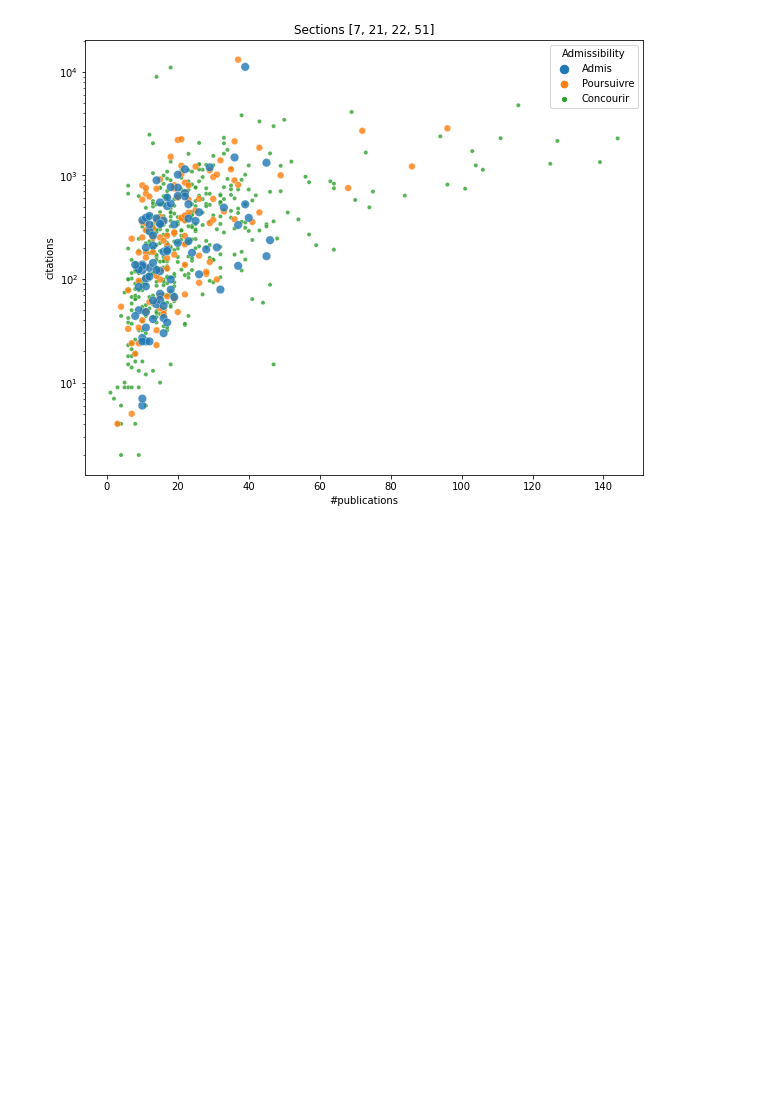
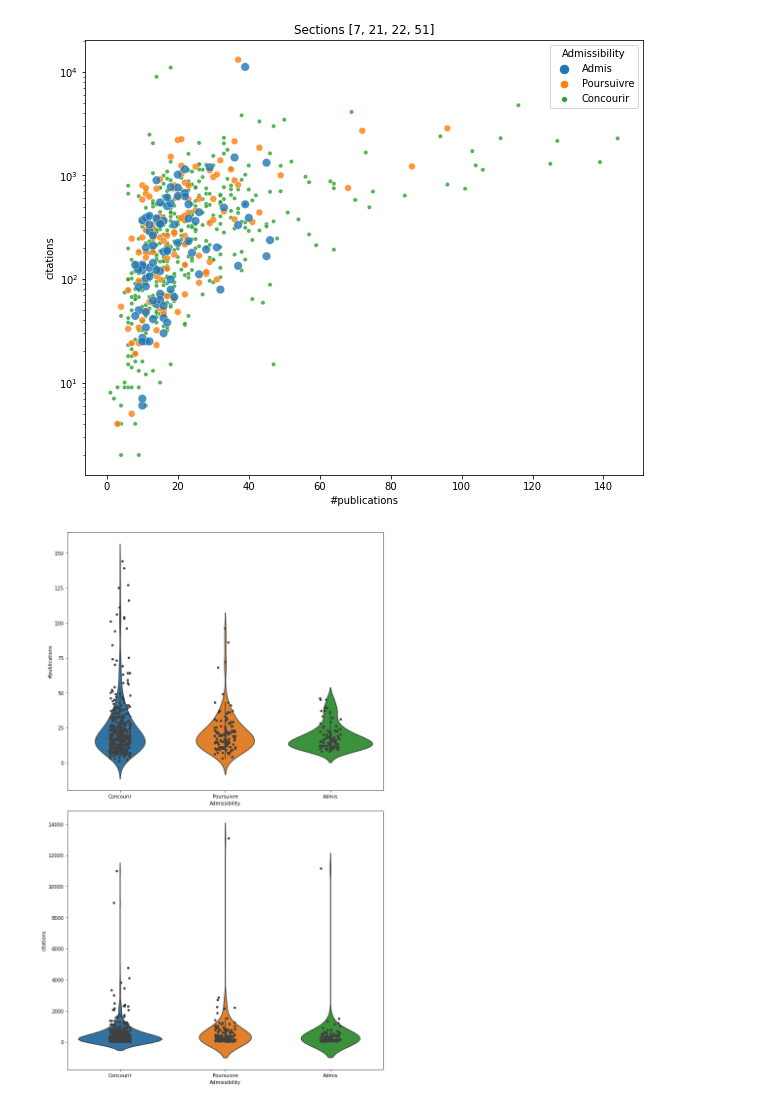
Before and after one commit to leoguignard/CNRS-scrape, a Jupyter notebook: Plotting.ipynb, the cells around one changed output. Saved outputs shown, nothing was run; the diff lists cells and outputs as text; code cells hidden in the pictures; blank space fills up the shorter version.

```diff
--- a/Plotting.ipynb
+++ b/Plotting.ipynb
@@ -77,3 +79,13 @@ ax.set_title(f'Sections {[int(v) for v in sections]}');
 fig.savefig(f'outputs/all_together.png')
 # %% [output]
 [figure]
+# %%
+fig, (ax1, ax2) = plt.subplots(2, 1, figsize=(10, 16))
+sns.violinplot(data=sorted_data, y='#publications', x='Admissibility', ax=ax1)
+sns.stripplot(data=sorted_data, y='#publications', x='Admissibility', ax=ax1, color=".25")
+sns.violinplot(data=sorted_data, y='citations', x='Admissibility', ax=ax2)
+sns.stripplot(data=sorted_data, y='citations', x='Admissibility', ax=ax2, color=".25")
+fig.tight_layout()
+fig.savefig('outputs/distrib.png')
+# %% [output]
+[figure, added]
```
Also changed, not shown: parts of 2 cells of this notebook, 1 other file.
